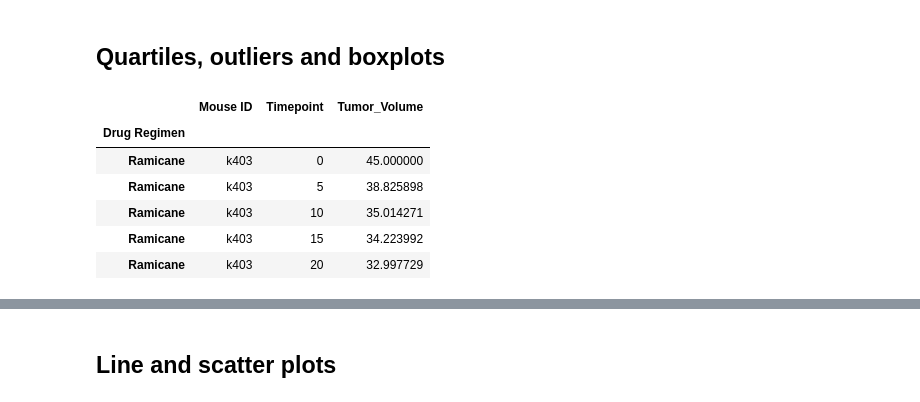
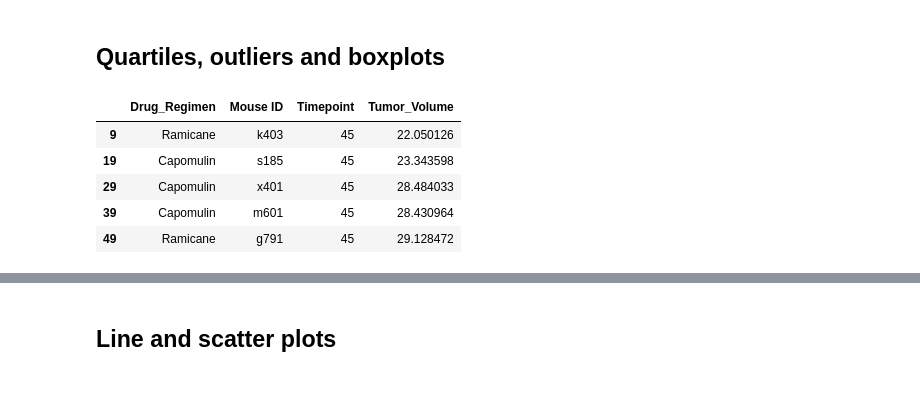
Before and after one commit to kamanzol/MatPlot, a Jupyter notebook: Pymaceuticals/pymaceuticals_starter.ipynb, the cells around one changed output, grey strips where cells are left out. Saved outputs shown, nothing was run; the diff lists cells and outputs as text; code cells hidden in the pictures.

Commit message:
thru tumor calc for top 4

```diff
--- a/Pymaceuticals/pymaceuticals_starter.ipynb
+++ b/Pymaceuticals/pymaceuticals_starter.ipynb
@@ -164,17 +164,24 @@ plt.show()
 # %%
 # Calculate the final tumor volume of each mouse across four of the most promising treatment regimens.
 # Calculate the IQR and quantitatively determine if there are any potential outliers.
 #Capomulin, Ramicane, Infubinol, and Ceftamin
 
 
 time_max = merged_data[["Drug Regimen", "Mouse ID","Timepoint","Tumor_Volume"]]
-time_max.set_index("Drug Regimen", inplace=True)
-time_max.head()
+renamed_time = time_max.rename(columns={"Drug Regimen":"Drug_Regimen"})
+renamed_time
+
+# If Column Drug Regimen is one of (Capomulin, Ramicane, Infubinol, and Ceftamin) and Timepoint = 45, then Tumor Volume
+
+top_regimens = ['Ketapril', 'Naftisol', 'Placebo', 'Propriva', 'Stelasyn', 'Zoniferol']
+updated_time = renamed_time[~renamed_time.Drug_Regimen.str.contains('|'.join(top_regimens))]
+
+final = updated_time.loc[updated_time['Timepoint'] == 45]
+final.head()
 # %% [output]
-|  | Mouse ID | Timepoint | Tumor_Volume |
-| Drug Regimen |  |  |  |
-| Ramicane | k403 | 0 | 45.000000 |
-| Ramicane | k403 | 5 | 38.825898 |
-| Ramicane | k403 | 10 | 35.014271 |
-| Ramicane | k403 | 15 | 34.223992 |
-| Ramicane | k403 | 20 | 32.997729 |
+|  | Drug_Regimen | Mouse ID | Timepoint | Tumor_Volume |
+| 9 | Ramicane | k403 | 45 | 22.050126 |
+| 19 | Capomulin | s185 | 45 | 23.343598 |
+| 29 | Capomulin | x401 | 45 | 28.484033 |
+| 39 | Capomulin | m601 | 45 | 28.430964 |
+| 49 | Ramicane | g791 | 45 | 29.128472 |
```
Also changed, not shown: parts of 5 cells of this notebook.
